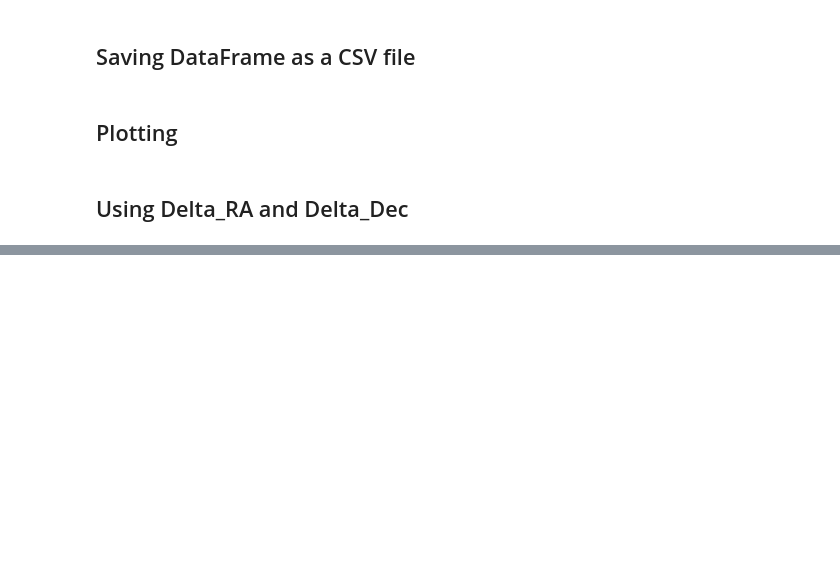
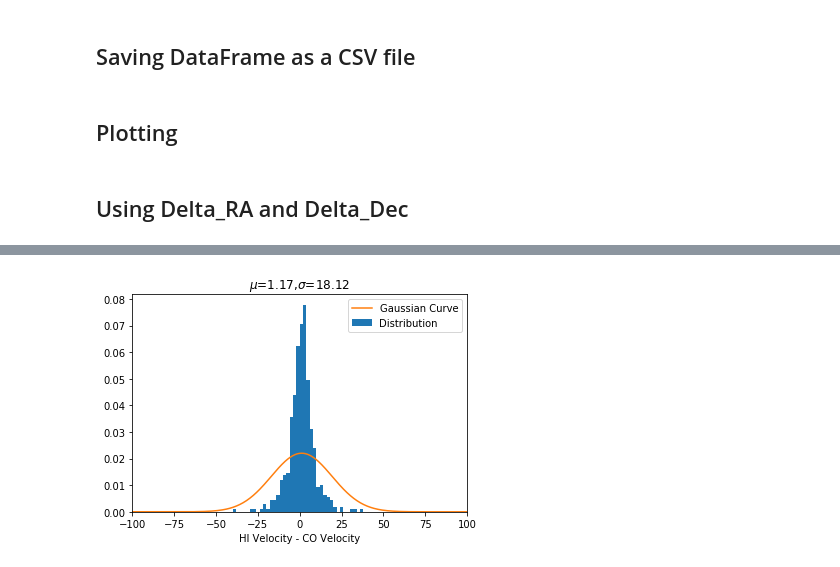
Before and after one commit to khangnngo12/Kinematics-of-M33, a Jupyter notebook: Velocity_Map.ipynb, the cells around one changed output, grey strips where cells are left out. Drawn from its saved outputs; the diff is of its cells as text; code cells hidden in the pictures; blank space fills up the shorter version.

```diff
--- a/Velocity_Map.ipynb
+++ b/Velocity_Map.ipynb
@@ -329,0 +454,13 @@ plt.savefig("CO Region")
+# %%
+mu2, sigma2 = norm.fit(HIsubCO[~np.isnan(HIsubCO)])
+f_x2 = normal_distribution(x,mu2,sigma2) #normal distribution formula
+#p1 = norm.pdf(filler_data,mu1,std1)
+Hist_info_2 = plt.hist(HIsubCO[~np.isnan(HIsubCO)],bins=50,range=(-50,50),density=True,label="Distribution")
+plt.plot(x,f_x2,label="Gaussian Curve")
+plt.title("$\mu$={0},$\sigma$={1}".format(round(mu2,2),round(sigma2,2)))
+plt.xlabel("HI Velocity - CO Velocity")
+plt.xlim(-100,100)
+plt.legend()
+plt.savefig("HI-CO Histogram.png")
+# %% [output]
+[figure, added]
```
Also changed, not shown: parts of 26 cells of this notebook, 1 other file.
